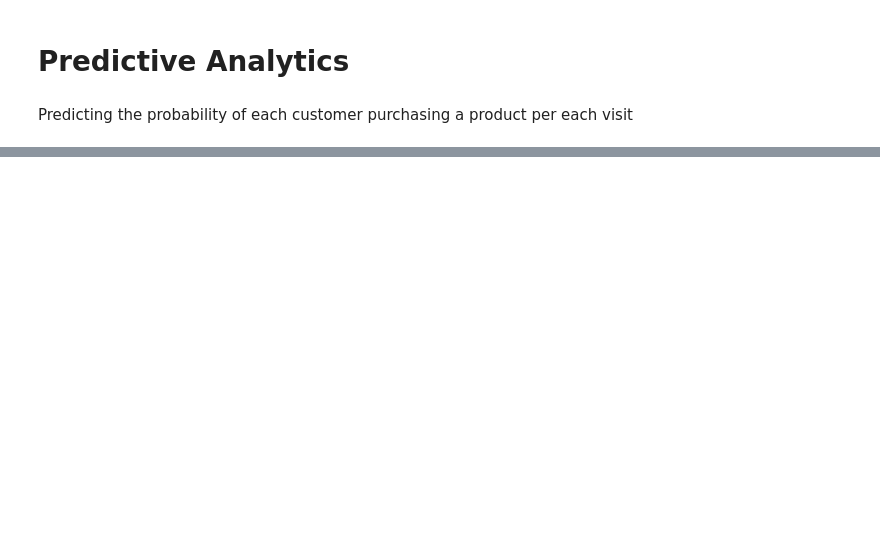
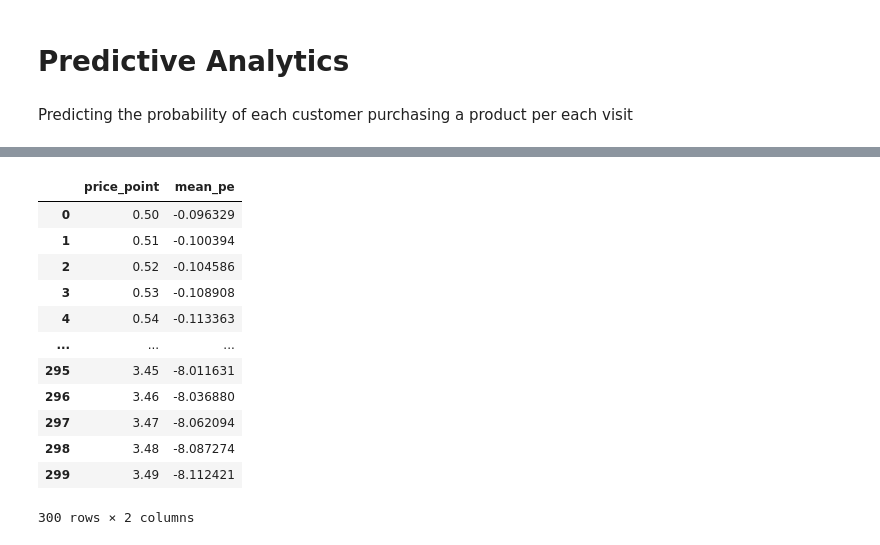
Before and after one commit to YM88/customer_segmentation, a Jupyter notebook: 002_predictive_analytics.ipynb, the cells around one changed output, grey strips where cells are left out. Cells and saved outputs as stored; diff of their text form; code cells hidden in the pictures; blank space fills up the shorter version.

```diff
--- a/002_predictive_analytics.ipynb
+++ b/002_predictive_analytics.ipynb
@@ -27,0 +115,5 @@ df_purchase['segment'] = df_purchase['segment'].map({3:0,0:2, 2:1, 1:3})
+# %%
+purchase_pro = y_pr[:,1]
+# %%
+# price elasticity: pe
+pe = model_purchase.coef_ * df_price[0].values * (1 - purchase_pro)
@@ -27,0 +124,2 @@ df_purchase['segment'] = df_purchase['segment'].map({3:0,0:2, 2:1, 1:3})
+# %%
+df_price.rename(columns={0:'price_point'}, inplace=True)
@@ -27,0 +142,18 @@ df_purchase['segment'] = df_purchase['segment'].map({3:0,0:2, 2:1, 1:3})
+# %%
+df_price['mean_pe'] = pe[0]
+# %%
+df_price
+# %% [output]
+|  | price_point | mean_pe |
+| 0 | 0.50 | -0.096329 |
+| 1 | 0.51 | -0.100394 |
+| 2 | 0.52 | -0.104586 |
+| 3 | 0.53 | -0.108908 |
+| 4 | 0.54 | -0.113363 |
+| ... | ... | ... |
+| 295 | 3.45 | -8.011631 |
+| 296 | 3.46 | -8.036880 |
+| 297 | 3.47 | -8.062094 |
+| 298 | 3.48 | -8.087274 |
+| 299 | 3.49 | -8.112421 |
+300 rows × 2 columns
```
Also changed, not shown: parts of 25 cells of this notebook, 3 other files.
